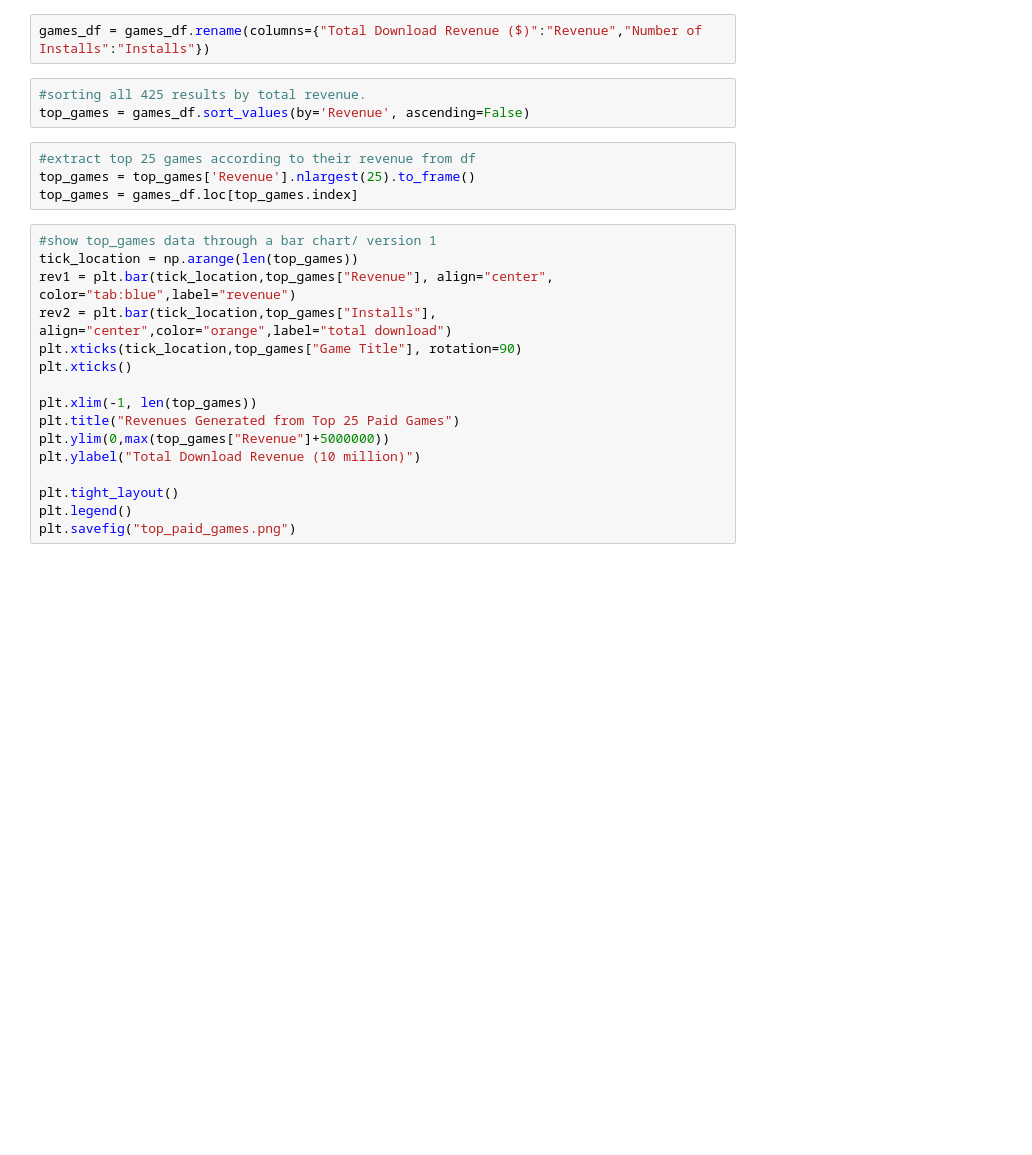
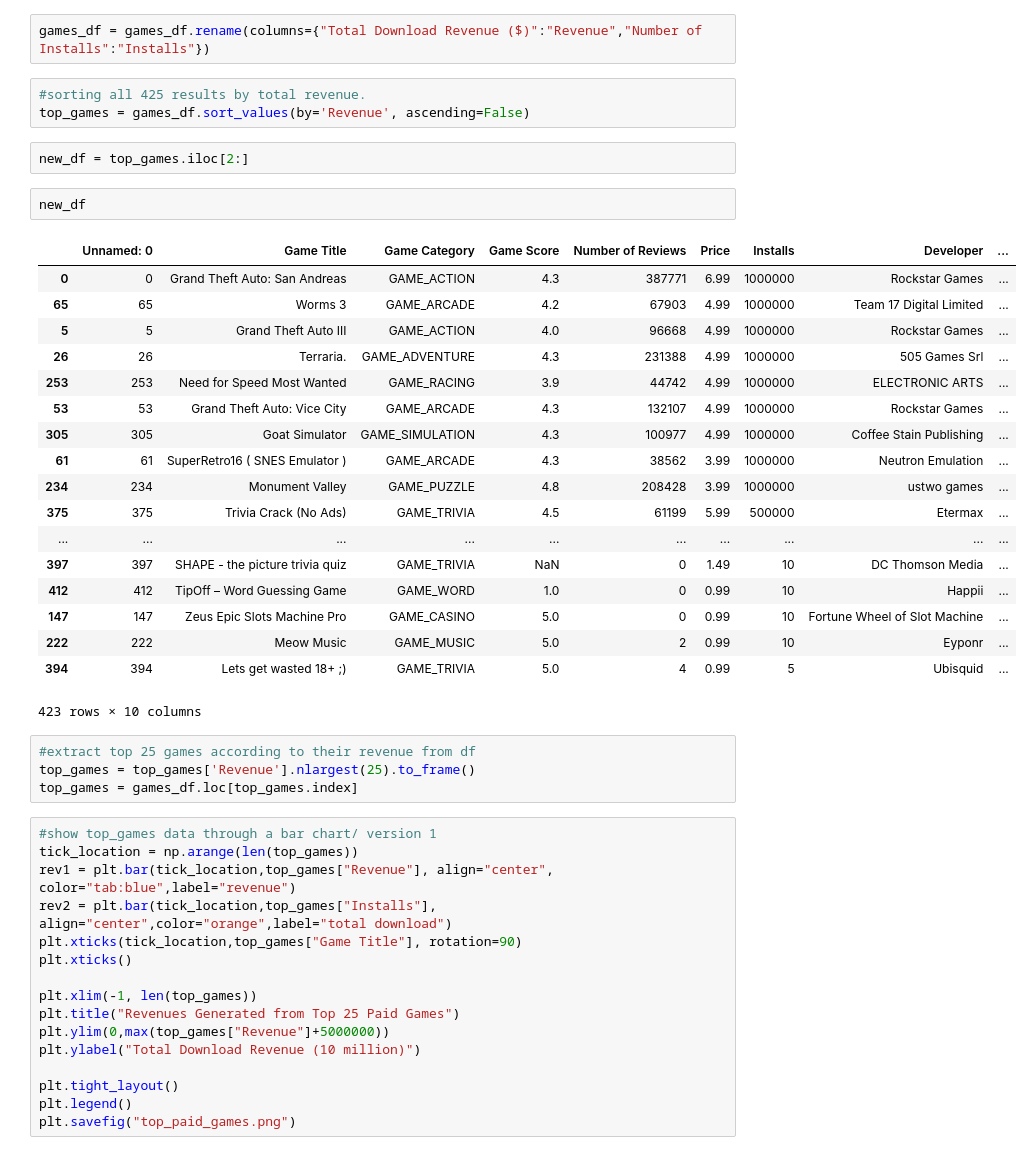
Before and after one commit to EmmanuelFabre/Play_Store_Analysis, a Jupyter notebook: analysis_graphs.ipynb, the cells around one changed output. Drawn from its saved outputs; the diff is of its cells as text; blank space fills up the shorter version.

```diff
--- a/analysis_graphs.ipynb
+++ b/analysis_graphs.ipynb
@@ -25,6 +47,29 @@ games_df = games_df.rename(columns={"Total Download Revenue ($)":"Revenue","Numb
 # %%
 #sorting all 425 results by total revenue.
 top_games = games_df.sort_values(by='Revenue', ascending=False)
+# %%
+new_df = top_games.iloc[2:]
+# %%
+new_df
+# %% [output]
+|  | Unnamed: 0 | Game Title | Game Category | Game Score | Number of Reviews | Price | Installs | Developer | ... |
+| 0 | 0 | Grand Theft Auto: San Andreas | GAME_ACTION | 4.3 | 387771 | 6.99 | 1000000 | Rockstar Games | ... |
+| 65 | 65 | Worms 3 | GAME_ARCADE | 4.2 | 67903 | 4.99 | 1000000 | Team 17 Digital Limited | ... |
+| 5 | 5 | Grand Theft Auto III | GAME_ACTION | 4.0 | 96668 | 4.99 | 1000000 | Rockstar Games | ... |
+| 26 | 26 | Terraria. | GAME_ADVENTURE | 4.3 | 231388 | 4.99 | 1000000 | 505 Games Srl | ... |
+| 253 | 253 | Need for Speed Most Wanted | GAME_RACING | 3.9 | 44742 | 4.99 | 1000000 | ELECTRONIC ARTS | ... |
+| 53 | 53 | Grand Theft Auto: Vice City | GAME_ARCADE | 4.3 | 132107 | 4.99 | 1000000 | Rockstar Games | ... |
+| 305 | 305 | Goat Simulator | GAME_SIMULATION | 4.3 | 100977 | 4.99 | 1000000 | Coffee Stain Publishing | ... |
+| 61 | 61 | SuperRetro16 ( SNES Emulator ) | GAME_ARCADE | 4.3 | 38562 | 3.99 | 1000000 | Neutron Emulation | ... |
+| 234 | 234 | Monument Valley | GAME_PUZZLE | 4.8 | 208428 | 3.99 | 1000000 | ustwo games | ... |
+| 375 | 375 | Trivia Crack (No Ads) | GAME_TRIVIA | 4.5 | 61199 | 5.99 | 500000 | Etermax | ... |
+| ... | ... | ... | ... | ... | ... | ... | ... | ... | ... |
+| 397 | 397 | SHAPE - the picture trivia quiz | GAME_TRIVIA | NaN | 0 | 1.49 | 10 | DC Thomson Media | ... |
+| 412 | 412 | TipOff – Word Guessing Game | GAME_WORD | 1.0 | 0 | 0.99 | 10 | Happii | ... |
+| 147 | 147 | Zeus Epic Slots Machine Pro | GAME_CASINO | 5.0 | 0 | 0.99 | 10 | Fortune Wheel of Slot Machine | ... |
+| 222 | 222 | Meow Music | GAME_MUSIC | 5.0 | 2 | 0.99 | 10 | Eyponr | ... |
+| 394 | 394 | Lets get wasted 18+ ;) | GAME_TRIVIA | 5.0 | 4 | 0.99 | 5 | Ubisquid | ... |
+423 rows × 10 columns
 # %%
 #extract top 25 games according to their revenue from df
 top_games = top_games['Revenue'].nlargest(25).to_frame()
```
Also changed, not shown: parts of 10 cells of this notebook, 9 other files.
